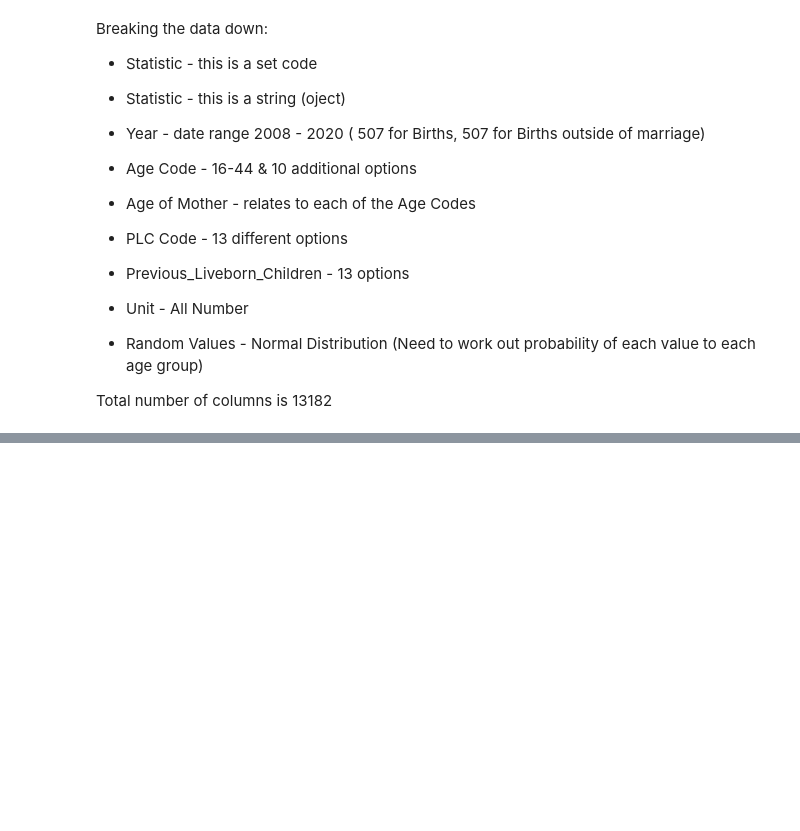
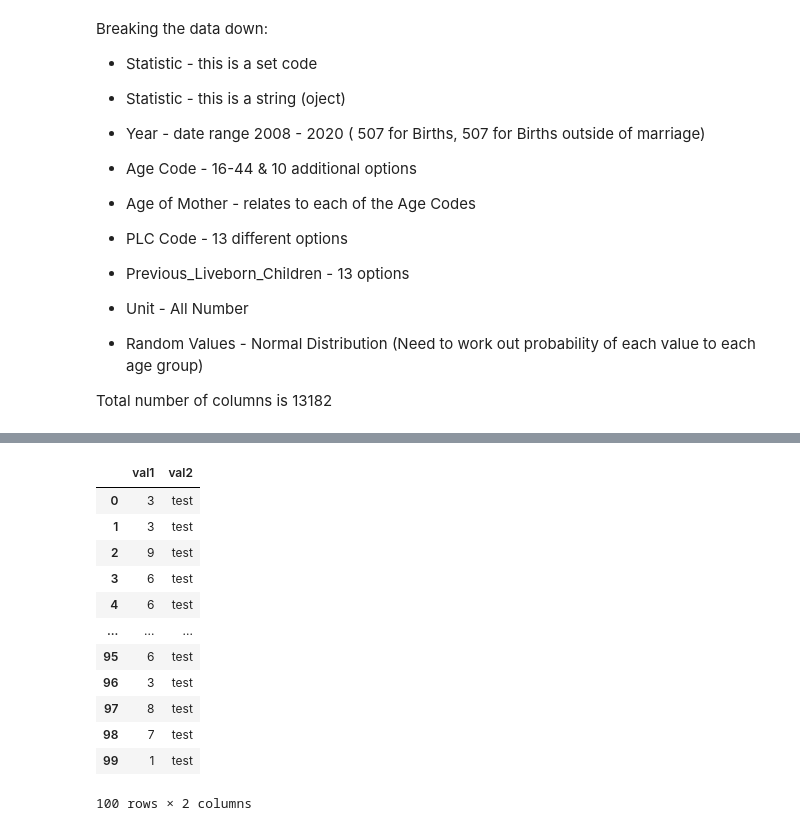
Before and after one commit to VCurry20/PDARandomData, a Jupyter notebook: Data Analysis Project.ipynb, the cells around one changed output, grey strips where cells are left out. Cells and saved outputs as stored; diff of their text form; code cells hidden in the pictures; blank space fills up the shorter version.

```diff
--- a/Data Analysis Project.ipynb
+++ b/Data Analysis Project.ipynb
@@ -1812,0 +1848,18 @@ dfer
+# %%
+df.columns = ['val' + str(i) for i in range(len(df.columns), 0,-1)]
+df = df[df.columns[::-1]]
+df
+# %% [output]
+|  | val1 | val2 |
+| 0 | 3 | test |
+| 1 | 3 | test |
+| 2 | 9 | test |
+| 3 | 6 | test |
+| 4 | 6 | test |
+| ... | ... | ... |
+| 95 | 6 | test |
+| 96 | 3 | test |
+| 97 | 8 | test |
+| 98 | 7 | test |
+| 99 | 1 | test |
+100 rows × 2 columns
```
Also changed, not shown: parts of 6 cells of this notebook, 1 other file.
